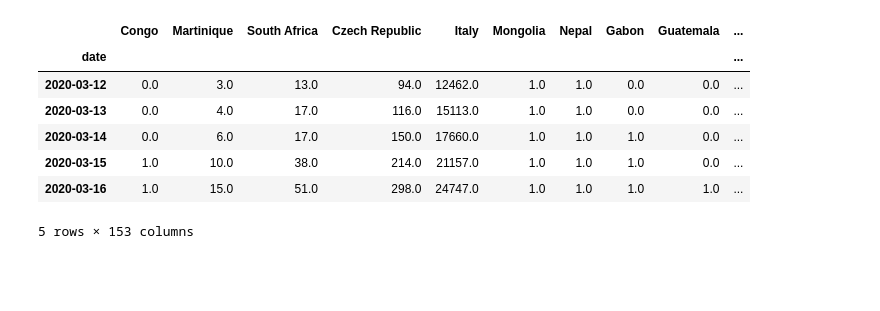
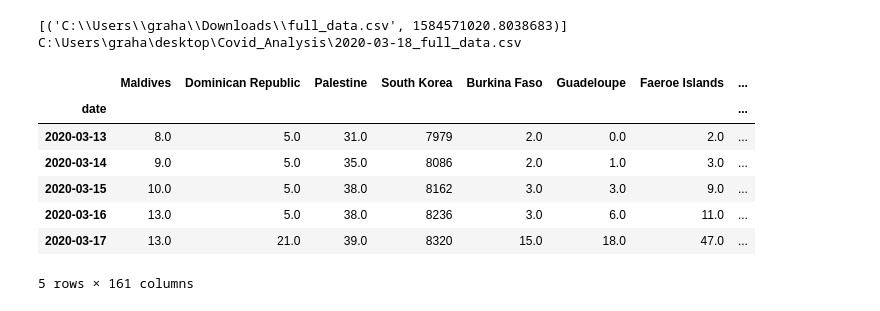
Before and after one commit to grahamdelafield/Covid_Analysis, a Jupyter notebook: pdf_read.ipynb, the cells around one changed output. Drawn from its saved outputs; the diff is of its cells as text; code cells hidden in the pictures; blank space fills up the shorter version.

```diff
--- a/pdf_read.ipynb
+++ b/pdf_read.ipynb
@@ -30,7 +30,13 @@ def get_data(url="http://cowid.netlify.com/data/full_data.csv"):
     time.sleep(3)
     driver.close()
 # %%
-def find_csv(directory = r"C:\Users\Graham Delafield\Downloads"):
+def find_csv(directory):
+    """
+    This function searches a directory to locate
+    .csv files that were created on the day this
+    function was called.
+    """
+    directory = r"{}".format(directory)
     file_candidates = []
     today = datetime.datetime.today().strftime("%m-%d-%Y")
     for root, dirs, files in os.walk(directory):
@@ -99,7 +105,7 @@ def unmelt(data_dataframe, dates_dataframe):
         sub.columns=[country]
         dates = pd.merge(dates, sub, left_index=True, right_index=True, how="outer").fillna(0)
 
-    return df2
+    return dates
 # %%
 def reorder_data(dataframe):
     """
@@ -125,7 +131,7 @@ def top1(dataframe):
     world_1percent = df.describe()["World"]["max"] * 0.01
     criterion = (df.iloc[-1, :] >= world_1percent)
 
-    top1 = df2[criterion.index[criterion]]
+    top1 = df[criterion.index[criterion]]
     top1 = reorder_data(top1)
 
     return top1
@@ -144,21 +150,24 @@ def country_to_color(country):
     except:
         return c_dict["Other"]
 # %%
-# get_data()
-# files = find_csv()
-# chosen_file = sort_files(files)
-# data = move_file(chosen_file, r"C:\Users\Graham Delafield\Desktop\Covid")
+get_data()
+files = find_csv(r"C:\Users\graha\Downloads")
+print(files)
+chosen_file = sort_files(files)
+data = move_file(chosen_file, r"{}".format(os.getcwd()))
 df = pd.read_csv(data).fillna(0)
 dates = add_dates()
 df = unmelt(df, dates)
 top1_data = top1(df)
 df.tail()
 # %% [output]
+[('C:\\Users\\graha\\Downloads\\full_data.csv', 1584571020.8038683)]
+C:\Users\graha\desktop\Covid_Analysis\2020-03-18_full_data.csv
-|  | Congo | Martinique | South Africa | Czech Republic | Italy | Mongolia | Nepal | Gabon | Guatemala | ... |
-| date |  |  |  |  |  |  |  |  |  | ... |
-| 2020-03-12 | 0.0 | 3.0 | 13.0 | 94.0 | 12462.0 | 1.0 | 1.0 | 0.0 | 0.0 | ... |
-| 2020-03-13 | 0.0 | 4.0 | 17.0 | 116.0 | 15113.0 | 1.0 | 1.0 | 0.0 | 0.0 | ... |
-| 2020-03-14 | 0.0 | 6.0 | 17.0 | 150.0 | 17660.0 | 1.0 | 1.0 | 1.0 | 0.0 | ... |
-| 2020-03-15 | 1.0 | 10.0 | 38.0 | 214.0 | 21157.0 | 1.0 | 1.0 | 1.0 | 0.0 | ... |
-| 2020-03-16 | 1.0 | 15.0 | 51.0 | 298.0 | 24747.0 | 1.0 | 1.0 | 1.0 | 1.0 | ... |
+|  | Maldives | Dominican Republic | Palestine | South Korea | Burkina Faso | Guadeloupe | Faeroe Islands | ... |
+| date |  |  |  |  |  |  |  | ... |
+| 2020-03-13 | 8.0 | 5.0 | 31.0 | 7979 | 2.0 | 0.0 | 2.0 | ... |
+| 2020-03-14 | 9.0 | 5.0 | 35.0 | 8086 | 2.0 | 1.0 | 3.0 | ... |
+| 2020-03-15 | 10.0 | 5.0 | 38.0 | 8162 | 3.0 | 3.0 | 9.0 | ... |
+| 2020-03-16 | 13.0 | 5.0 | 38.0 | 8236 | 3.0 | 6.0 | 11.0 | ... |
+| 2020-03-17 | 13.0 | 21.0 | 39.0 | 8320 | 15.0 | 18.0 | 47.0 | ... |
-5 rows × 153 columns
+5 rows × 161 columns
```
Also changed, not shown: parts of 7 cells of this notebook.
